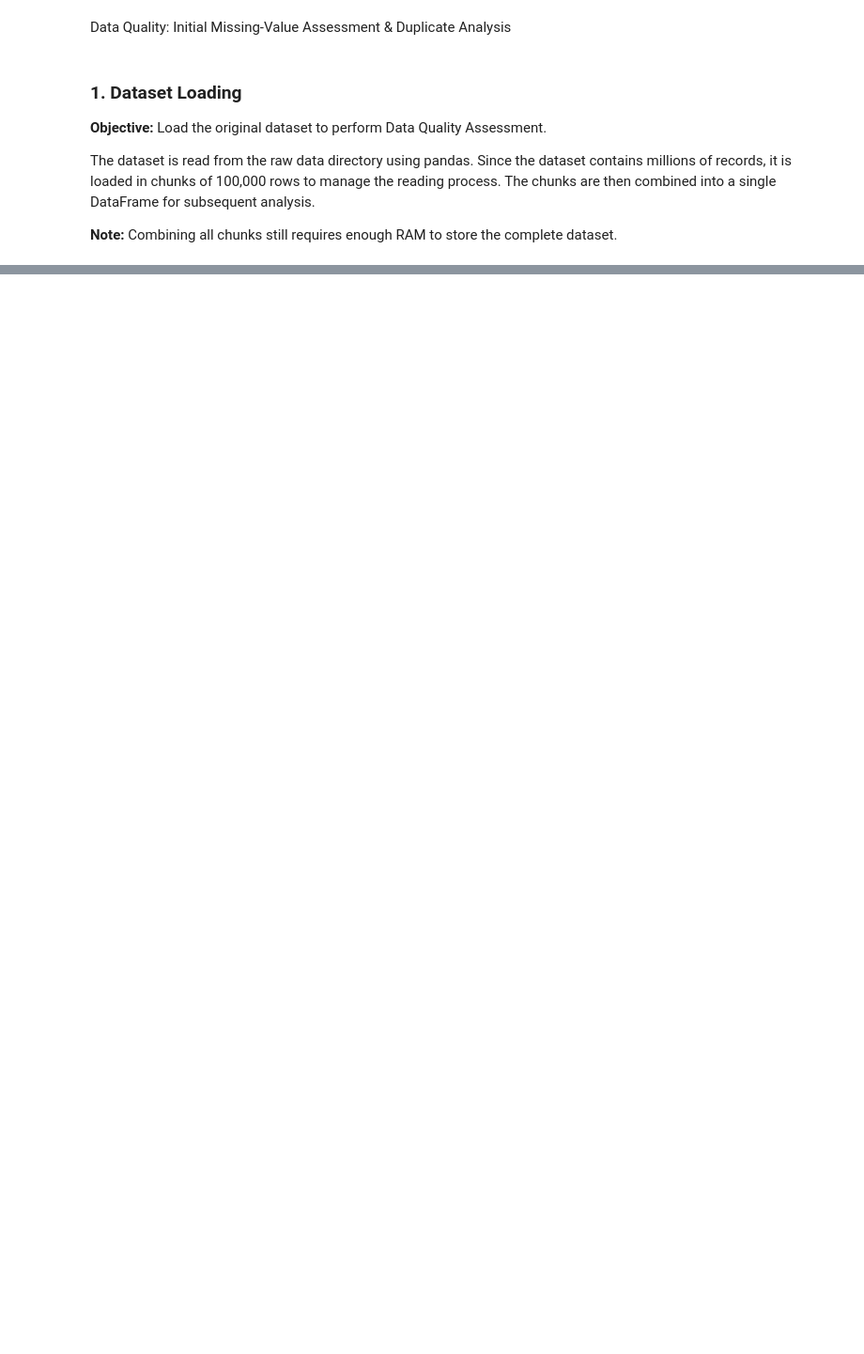
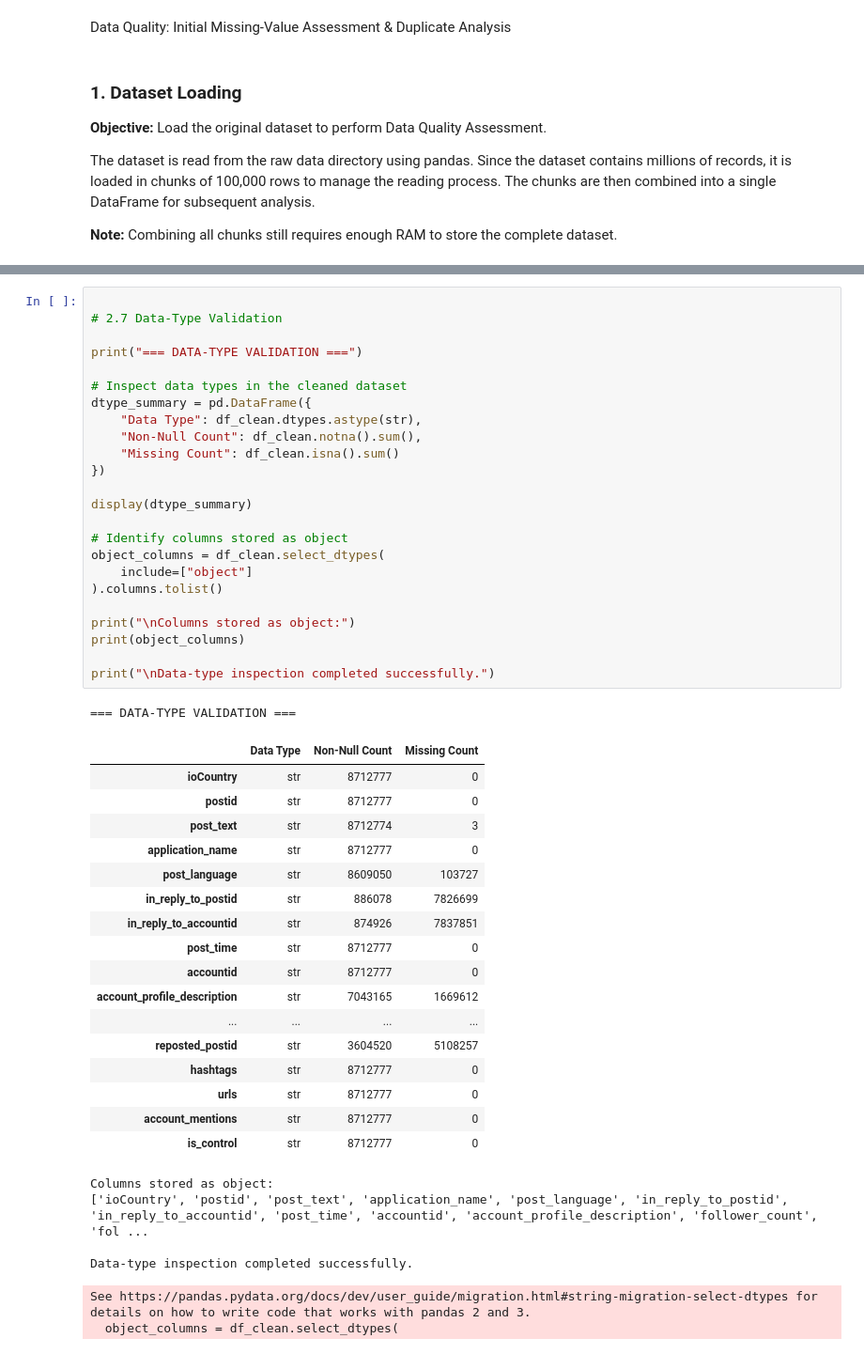
Before and after one commit to OsamaAawad/Data-Mining-Project-, a Jupyter notebook: notebooks/02-dataQualityAssessment.ipynb, the cells around one changed output, grey strips where cells are left out. Shown at 94% size. Cells and saved outputs as stored; diff of their text form; blank space fills up the shorter version.

```diff
--- a/notebooks/02-dataQualityAssessment.ipynb
+++ b/notebooks/02-dataQualityAssessment.ipynb
@@ -2644,0 +506,49 @@ File size (MB): 1428.97
+# %%
+
+# 2.7 Data-Type Validation
+
+print("=== DATA-TYPE VALIDATION ===")
+
+# Inspect data types in the cleaned dataset
+dtype_summary = pd.DataFrame({
+    "Data Type": df_clean.dtypes.astype(str),
+    "Non-Null Count": df_clean.notna().sum(),
+    "Missing Count": df_clean.isna().sum()
+})
+
+display(dtype_summary)
+
+# Identify columns stored as object
+object_columns = df_clean.select_dtypes(
+    include=["object"]
+).columns.tolist()
+
+print("\nColumns stored as object:")
+print(object_columns)
+
+print("\nData-type inspection completed successfully.")
+# %% [output]
+=== DATA-TYPE VALIDATION ===
+|  | Data Type | Non-Null Count | Missing Count |
+| ioCountry | str | 8712777 | 0 |
+| postid | str | 8712777 | 0 |
+| post_text | str | 8712774 | 3 |
+| application_name | str | 8712777 | 0 |
+| post_language | str | 8609050 | 103727 |
+| in_reply_to_postid | str | 886078 | 7826699 |
+| in_reply_to_accountid | str | 874926 | 7837851 |
+| post_time | str | 8712777 | 0 |
+| accountid | str | 8712777 | 0 |
+| account_profile_description | str | 7043165 | 1669612 |
+| ... | ... | ... | ... |
+| reposted_postid | str | 3604520 | 5108257 |
+| hashtags | str | 8712777 | 0 |
+| urls | str | 8712777 | 0 |
+| account_mentions | str | 8712777 | 0 |
+| is_control | str | 8712777 | 0 |
+Columns stored as object:
+['ioCountry', 'postid', 'post_text', 'application_name', 'post_language', 'in_reply_to_postid', 'in_reply_to_accountid', 'post_time', 'accountid', 'account_profile_description', 'follower_count', 'fol ...
+
+Data-type inspection completed successfully.
+See https://pandas.pydata.org/docs/dev/user_guide/migration.html#string-migration-select-dtypes for details on how to write code that works with pandas 2 and 3.
+  object_columns = df_clean.select_dtypes(
```
Also changed, not shown: parts of 176 cells of this notebook, 1 other file.
